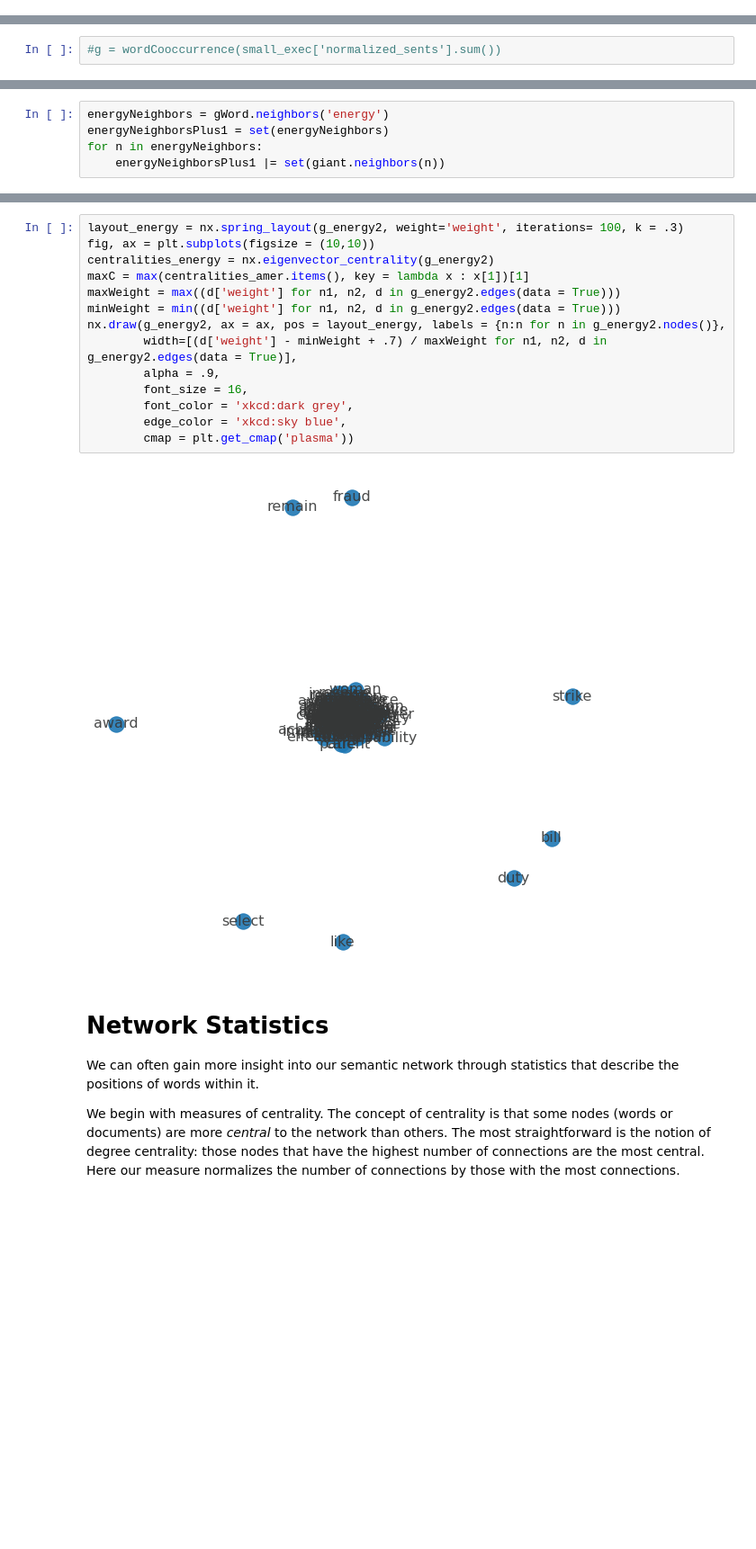
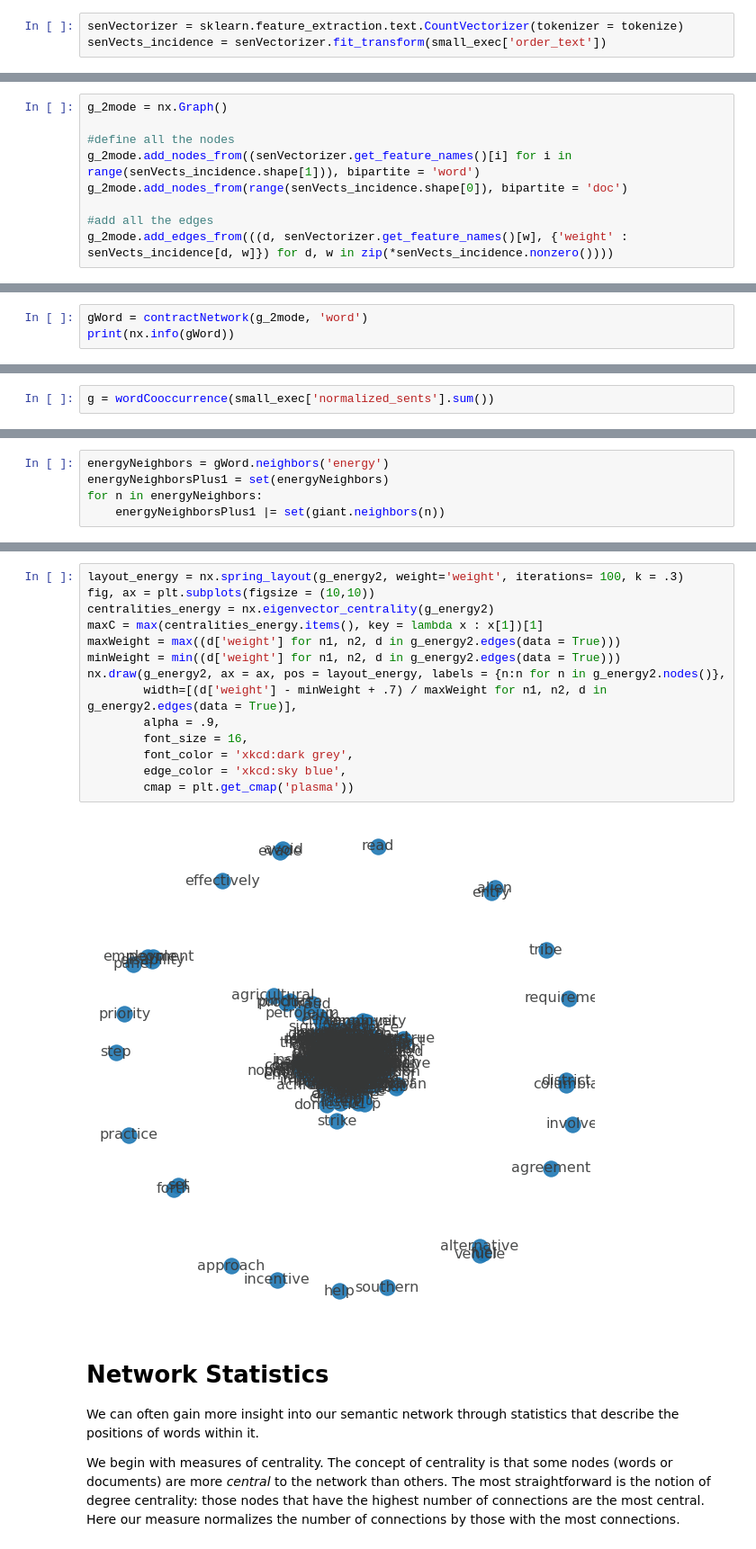
Before and after one commit to lilygrier/Homework-Notebooks, a Jupyter notebook: week-5/5-Semantic-Influence-Networks_lilygrier.ipynb, the cells around one changed output, grey strips where cells are left out. Shown at 90% size. Cells and saved outputs as stored; diff of their text form; blank space fills up the shorter version.

```diff
--- a/week-5/5-Semantic-Influence-Networks_lilygrier.ipynb
+++ b/week-5/5-Semantic-Influence-Networks_lilygrier.ipynb
@@ -655,0 +658,3 @@ matrix([[0., 0., 0., 0., 0., 0., 0., 0., 0., 0.],
+# %%
+senVectorizer = sklearn.feature_extraction.text.CountVectorizer(tokenizer = tokenize)
+senVects_incidence = senVectorizer.fit_transform(small_exec['order_text'])
@@ -655,0 +665,9 @@ matrix([[0., 0., 0., 0., 0., 0., 0., 0., 0., 0.],
+# %%
+g_2mode = nx.Graph()
+
+#define all the nodes
+g_2mode.add_nodes_from((senVectorizer.get_feature_names()[i] for i in range(senVects_incidence.shape[1])), bipartite = 'word')
+g_2mode.add_nodes_from(range(senVects_incidence.shape[0]), bipartite = 'doc')
+
+#add all the edges
+g_2mode.add_edges_from(((d, senVectorizer.get_feature_names()[w], {'weight' : senVects_incidence[d, w]}) for d, w in zip(*senVects_incidence.nonzero())))
@@ -655,0 +750,3 @@ matrix([[0., 0., 0., 0., 0., 0., 0., 0., 0., 0.],
+# %%
+gWord = contractNetwork(g_2mode, 'word')
+print(nx.info(gWord))
@@ -658,5 +768,5 @@ This dataset is too large as it is. We will filter it by dropping all edges with
 # %%
-#g = wordCooccurrence(small_exec['normalized_sents'].sum())
+g = wordCooccurrence(small_exec['normalized_sents'].sum())
 # %%
 g.remove_edges_from([(n1, n2) for n1, n2, d in g.edges(data = True) if d['weight'] <= 25])
 # %%
@@ -781,19 +899,19 @@ Average degree:  11.5000
 # %%
 layout_energy = nx.spring_layout(g_energy2, weight='weight', iterations= 100, k = .3)
 fig, ax = plt.subplots(figsize = (10,10))
 centralities_energy = nx.eigenvector_centrality(g_energy2)
-maxC = max(centralities_amer.items(), key = lambda x : x[1])[1]
+maxC = max(centralities_energy.items(), key = lambda x : x[1])[1]
 maxWeight = max((d['weight'] for n1, n2, d in g_energy2.edges(data = True)))
 minWeight = min((d['weight'] for n1, n2, d in g_energy2.edges(data = True)))
 nx.draw(g_energy2, ax = ax, pos = layout_energy, labels = {n:n for n in g_energy2.nodes()},
         width=[(d['weight'] - minWeight + .7) / maxWeight for n1, n2, d in g_energy2.edges(data = True)],
         alpha = .9,
         font_size = 16,
         font_color = 'xkcd:dark grey',
         edge_color = 'xkcd:sky blue',
         cmap = plt.get_cmap('plasma'))
 # %% [output]
-[figure, old version]
+[figure, new version]
 # %% [markdown]
 # Network Statistics
 We can often gain more insight into our semantic network through statistics that describe the positions of words within it.
```
Also changed, not shown: parts of 93 cells of this notebook.
